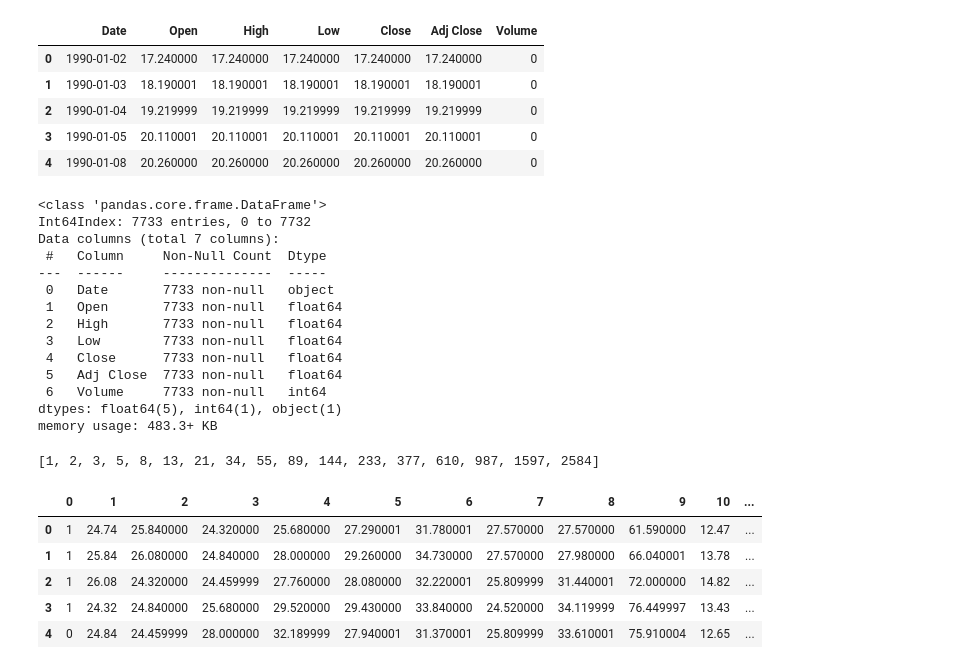
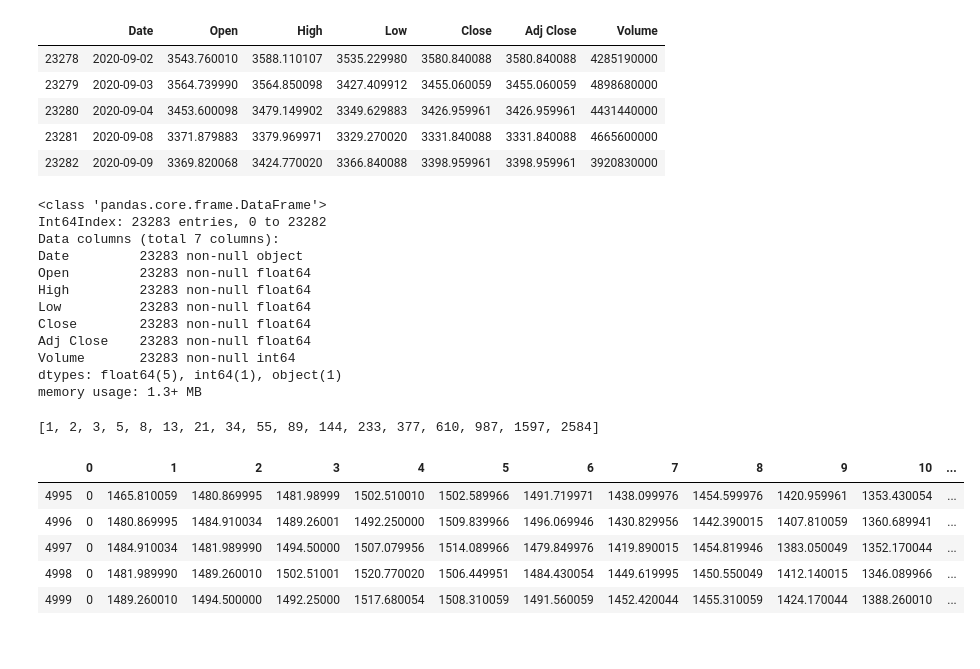
Before and after one commit to ksn38/fin, a Jupyter notebook: fib2.ipynb, the cells around one changed output. Saved outputs shown, nothing was run; the diff lists cells and outputs as text; code cells hidden in the pictures.

```diff
--- a/fib2.ipynb
+++ b/fib2.ipynb
@@ -5,15 +5,15 @@ import matplotlib.pyplot as plt
 import matplotlib.dates as mdates
 from scipy import stats
 # %%
-SP = pd.read_csv('data/VIX.csv').dropna()
-SP.head()
+SP = pd.read_csv('data/SnP500.csv').dropna()
+SP.tail()
 # %% [output]
 |  | Date | Open | High | Low | Close | Adj Close | Volume |
-| 0 | 1990-01-02 | 17.240000 | 17.240000 | 17.240000 | 17.240000 | 17.240000 | 0 |
-| 1 | 1990-01-03 | 18.190001 | 18.190001 | 18.190001 | 18.190001 | 18.190001 | 0 |
-| 2 | 1990-01-04 | 19.219999 | 19.219999 | 19.219999 | 19.219999 | 19.219999 | 0 |
-| 3 | 1990-01-05 | 20.110001 | 20.110001 | 20.110001 | 20.110001 | 20.110001 | 0 |
-| 4 | 1990-01-08 | 20.260000 | 20.260000 | 20.260000 | 20.260000 | 20.260000 | 0 |
+| 23278 | 2020-09-02 | 3543.760010 | 3588.110107 | 3535.229980 | 3580.840088 | 3580.840088 | 4285190000 |
+| 23279 | 2020-09-03 | 3564.739990 | 3564.850098 | 3427.409912 | 3455.060059 | 3455.060059 | 4898680000 |
+| 23280 | 2020-09-04 | 3453.600098 | 3479.149902 | 3349.629883 | 3426.959961 | 3426.959961 | 4431440000 |
+| 23281 | 2020-09-08 | 3371.879883 | 3379.969971 | 3329.270020 | 3331.840088 | 3331.840088 | 4665600000 |
+| 23282 | 2020-09-09 | 3369.820068 | 3424.770020 | 3366.840088 | 3398.959961 | 3398.959961 | 3920830000 |
 # %%
 # SP.rename(columns={'GOLDAMGBD228NLBM': 'Close'}, inplace=True)
 # SP.Close = SP.Close.apply(pd.to_numeric, errors='coerce')
@@ -22,19 +22,17 @@ SP.head()
 SP.info()
 # %% [output]
 <class 'pandas.core.frame.DataFrame'>
-Int64Index: 7733 entries, 0 to 7732
+Int64Index: 23283 entries, 0 to 23282
 Data columns (total 7 columns):
- #   Column     Non-Null Count  Dtype
----  ------     --------------  -----
- 0   Date       7733 non-null   object
- 1   Open       7733 non-null   float64
- 2   High       7733 non-null   float64
- 3   Low        7733 non-null   float64
- 4   Close      7733 non-null   float64
- 5   Adj Close  7733 non-null   float64
- 6   Volume     7733 non-null   int64
+Date         23283 non-null object
+Open         23283 non-null float64
+High         23283 non-null float64
+Low          23283 non-null float64
+Close        23283 non-null float64
+Adj Close    23283 non-null float64
+Volume       23283 non-null int64
 dtypes: float64(5), int64(1), object(1)
-memory usage: 483.3+ KB
+memory usage: 1.3+ MB
 # %%
 i = 1
 f = [1, 2]
@@ -63,11 +62,11 @@ for i in range(5000):
 # %%
 df = pd.DataFrame(df)
 df.columns = ['0', '1', '2', '3', '4', '5', '6', '7', '8', '9', '10', '11', '12', '13']
-df.head()
+df.tail()
 # %% [output]
 |  | 0 | 1 | 2 | 3 | 4 | 5 | 6 | 7 | 8 | 9 | 10 | ... |
-| 0 | 1 | 24.74 | 25.840000 | 24.320000 | 25.680000 | 27.290001 | 31.780001 | 27.570000 | 27.570000 | 61.590000 | 12.47 | ... |
-| 1 | 1 | 25.84 | 26.080000 | 24.840000 | 28.000000 | 29.260000 | 34.730000 | 27.570000 | 27.980000 | 66.040001 | 13.78 | ... |
-| 2 | 1 | 26.08 | 24.320000 | 24.459999 | 27.760000 | 28.080000 | 32.220001 | 25.809999 | 31.440001 | 72.000000 | 14.82 | ... |
-| 3 | 1 | 24.32 | 24.840000 | 25.680000 | 29.520000 | 29.430000 | 33.840000 | 24.520000 | 34.119999 | 76.449997 | 13.43 | ... |
-| 4 | 0 | 24.84 | 24.459999 | 28.000000 | 32.189999 | 27.940001 | 31.370001 | 25.809999 | 33.610001 | 75.910004 | 12.65 | ... |
+| 4995 | 0 | 1465.810059 | 1480.869995 | 1481.98999 | 1502.510010 | 1502.589966 | 1491.719971 | 1438.099976 | 1454.599976 | 1420.959961 | 1353.430054 | ... |
+| 4996 | 0 | 1480.869995 | 1484.910034 | 1489.26001 | 1492.250000 | 1509.839966 | 1496.069946 | 1430.829956 | 1442.390015 | 1407.810059 | 1360.689941 | ... |
+| 4997 | 0 | 1484.910034 | 1481.989990 | 1494.50000 | 1507.079956 | 1514.089966 | 1479.849976 | 1419.890015 | 1454.819946 | 1383.050049 | 1352.170044 | ... |
+| 4998 | 0 | 1481.989990 | 1489.260010 | 1502.51001 | 1520.770020 | 1506.449951 | 1484.430054 | 1449.619995 | 1450.550049 | 1412.140015 | 1346.089966 | ... |
+| 4999 | 0 | 1489.260010 | 1494.500000 | 1492.25000 | 1517.680054 | 1508.310059 | 1491.560059 | 1452.420044 | 1455.310059 | 1424.170044 | 1388.260010 | ... |
```
Also changed, not shown: parts of 9 cells of this notebook, 1 other file.
